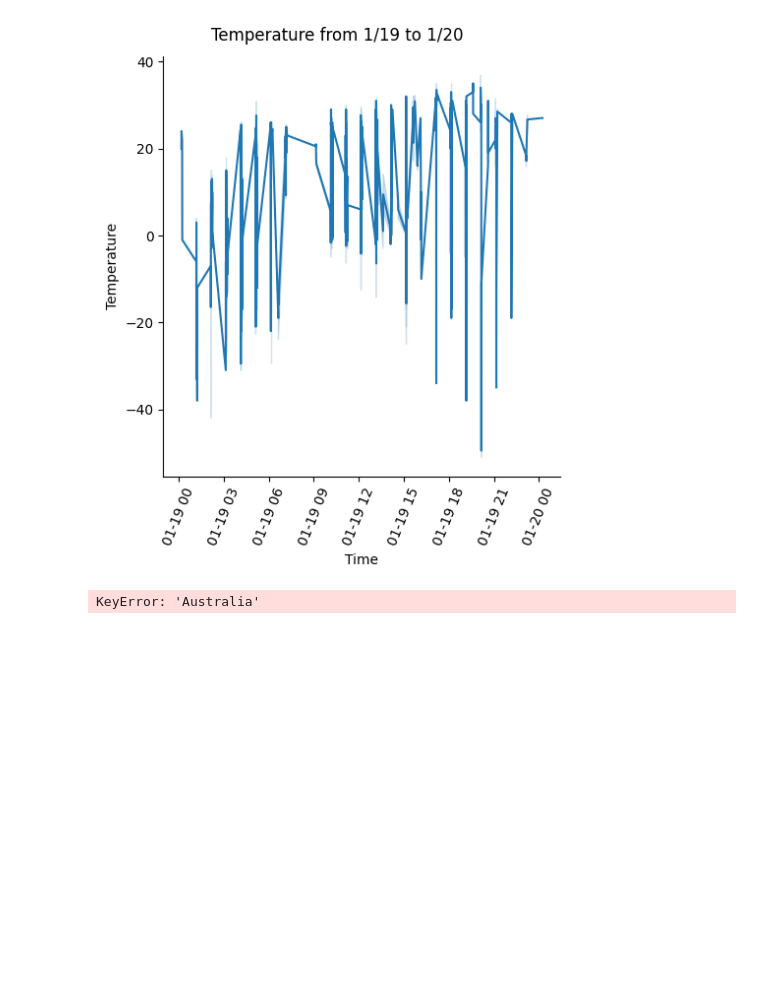
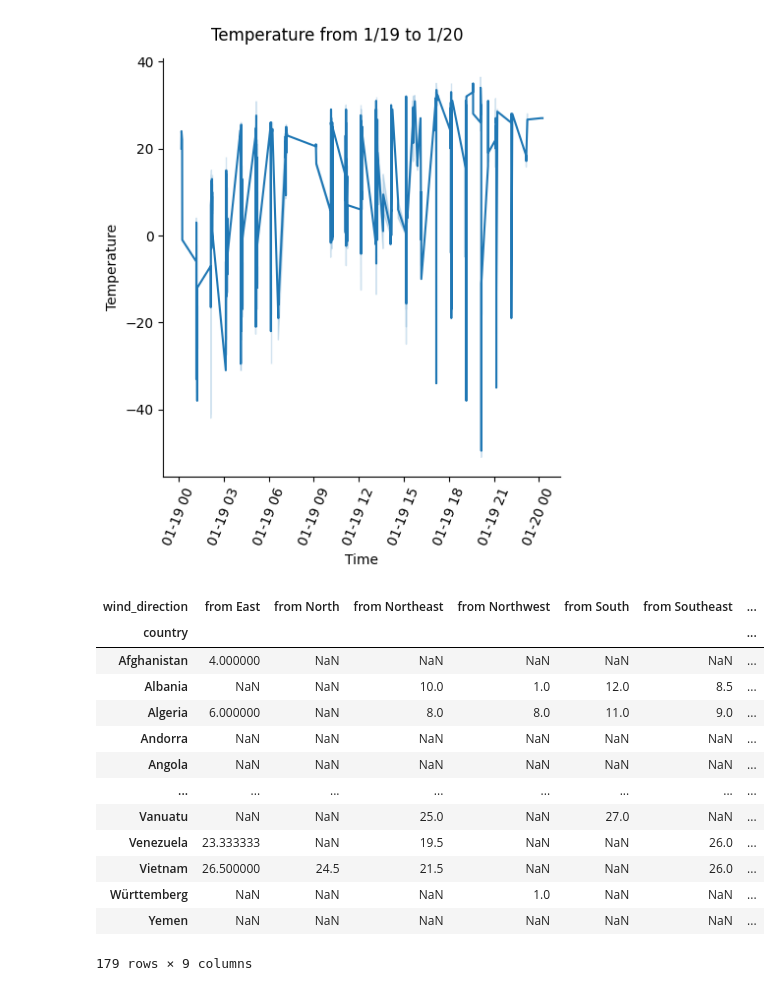
Before and after one commit to anawinp1234/weather_trends, a Jupyter notebook: notebooks/01_weather_trends.ipynb, the cells around one changed output. Cells and saved outputs as stored; diff of their text form; code cells hidden in the pictures; blank space fills up the shorter version.

```diff
--- a/notebooks/01_weather_trends.ipynb
+++ b/notebooks/01_weather_trends.ipynb
@@ -168,7 +168,20 @@ Text(0.5, 1.03, 'Temperature from 1/19 to 1/20')
   Text(18281.0, 0, '01-20 00')])
 [figure]
 # %%
-df.loc[['Australia']]
+dfNorthAmerica = df[df['country'].isin(['USA', "Mexico", 'Canada'])]
 df.pivot_table(values = 'temperature', index = 'country', columns = 'wind_direction')
 # %% [output]
+| wind_direction | from East | from North | from Northeast | from Northwest | from South | from Southeast | ... |
+| country |  |  |  |  |  |  | ... |
+| Afghanistan | 4.000000 | NaN | NaN | NaN | NaN | NaN | ... |
+| Albania | NaN | NaN | 10.0 | 1.0 | 12.0 | 8.5 | ... |
+| Algeria | 6.000000 | NaN | 8.0 | 8.0 | 11.0 | 9.0 | ... |
+| Andorra | NaN | NaN | NaN | NaN | NaN | NaN | ... |
+| Angola | NaN | NaN | NaN | NaN | NaN | NaN | ... |
+| ... | ... | ... | ... | ... | ... | ... | ... |
+| Vanuatu | NaN | NaN | 25.0 | NaN | 27.0 | NaN | ... |
+| Venezuela | 23.333333 | NaN | 19.5 | NaN | NaN | 26.0 | ... |
+| Vietnam | 26.500000 | 24.5 | 21.5 | NaN | NaN | 26.0 | ... |
+| Württemberg | NaN | NaN | NaN | 1.0 | NaN | NaN | ... |
+| Yemen | NaN | NaN | NaN | NaN | NaN | NaN | ... |
-KeyError: 'Australia'
+179 rows × 9 columns
```
